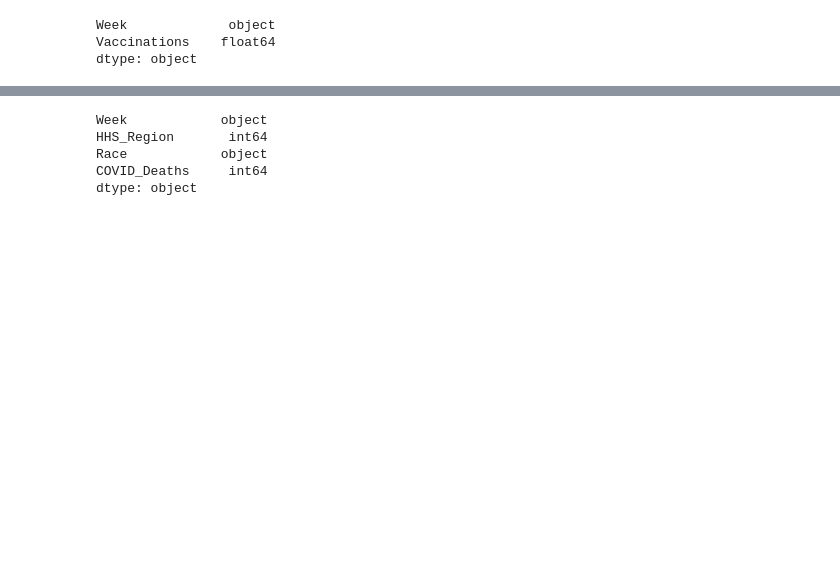
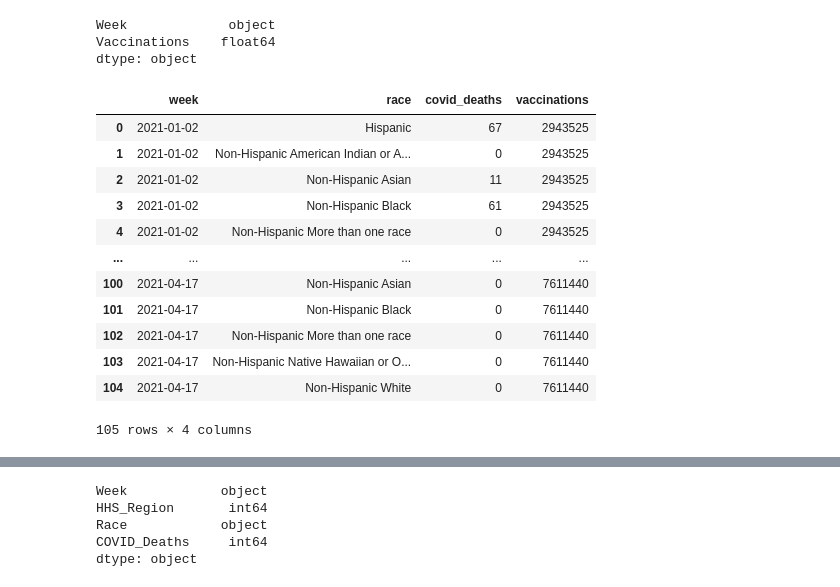
Before and after one commit to itsjonlau/Final-Project, a Jupyter notebook: Lauren/dev/Analyzing_Data.ipynb, the cells around one changed output, grey strips where cells are left out. Drawn from its saved outputs; the diff is of its cells as text; code cells hidden in the pictures; blank space fills up the shorter version.

```diff
--- a/Lauren/dev/Analyzing_Data.ipynb
+++ b/Lauren/dev/Analyzing_Data.ipynb
@@ -15,3 +16,19 @@ vaccine_df.dtypes
 Week             object
 Vaccinations    float64
 dtype: object
+# %%
+combined_df
+# %% [output]
+|  | week | race | covid_deaths | vaccinations |
+| 0 | 2021-01-02 | Hispanic | 67 | 2943525 |
+| 1 | 2021-01-02 | Non-Hispanic American Indian or A... | 0 | 2943525 |
+| 2 | 2021-01-02 | Non-Hispanic Asian | 11 | 2943525 |
+| 3 | 2021-01-02 | Non-Hispanic Black | 61 | 2943525 |
+| 4 | 2021-01-02 | Non-Hispanic More than one race | 0 | 2943525 |
+| ... | ... | ... | ... | ... |
+| 100 | 2021-04-17 | Non-Hispanic Asian | 0 | 7611440 |
+| 101 | 2021-04-17 | Non-Hispanic Black | 0 | 7611440 |
+| 102 | 2021-04-17 | Non-Hispanic More than one race | 0 | 7611440 |
+| 103 | 2021-04-17 | Non-Hispanic Native Hawaiian or O... | 0 | 7611440 |
+| 104 | 2021-04-17 | Non-Hispanic White | 0 | 7611440 |
+105 rows × 4 columns
```
Also changed, not shown: parts of 2 cells of this notebook, 3 other files.
